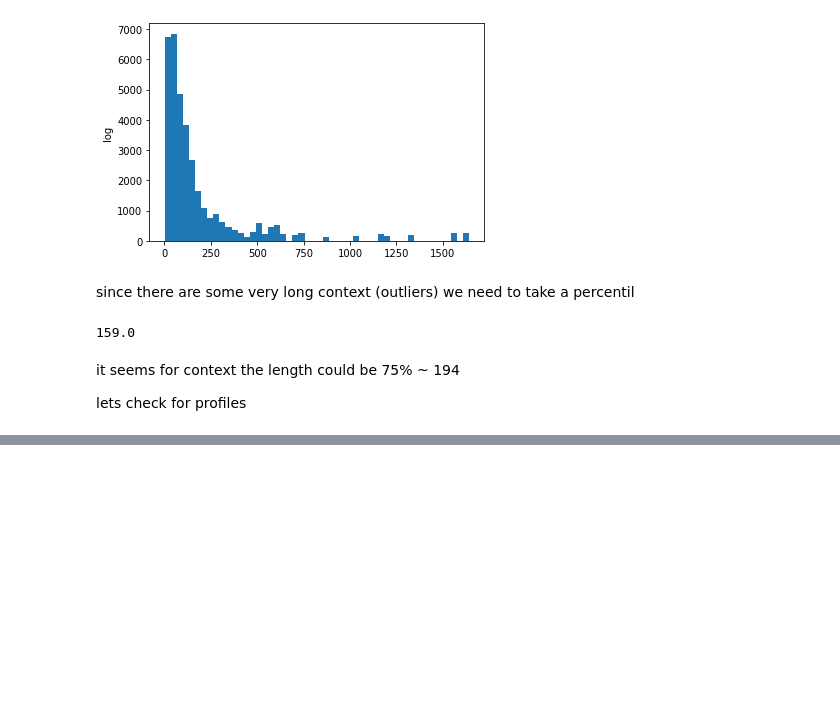
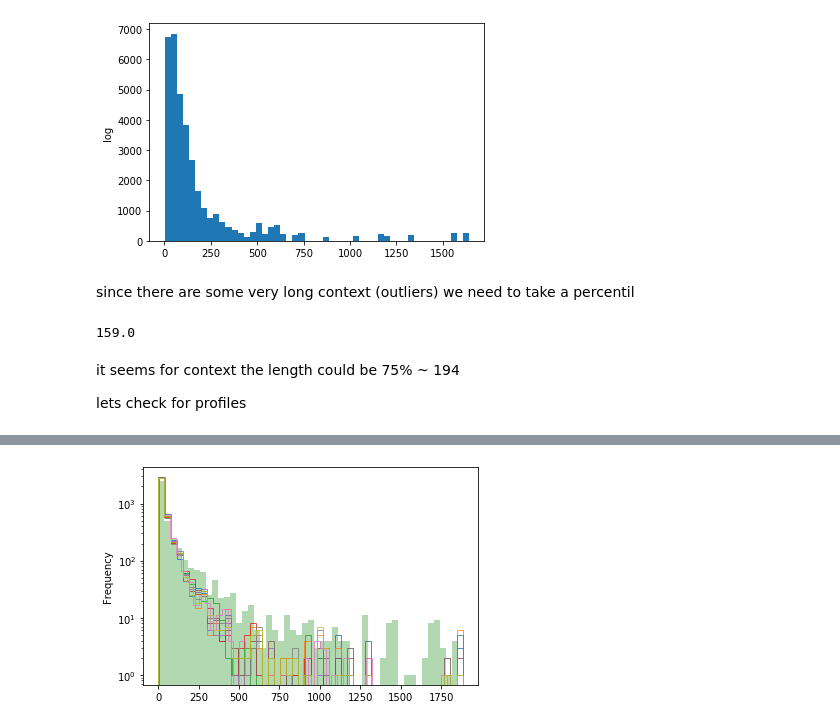
Before and after one commit to johnnytorres/recsys_twconv_s2s, a Jupyter notebook: analysis/eda_trec.ipynb, the cells around one changed output, grey strips where cells are left out. Saved outputs shown, nothing was run; the diff lists cells and outputs as text; code cells hidden in the pictures; blank space fills up the shorter version.

```diff
--- a/analysis/eda_trec.ipynb
+++ b/analysis/eda_trec.ipynb
@@ -140,0 +158,4 @@ np.percentile(ds.profile_nw, 70)
+# %%
+path = os.path.join(data_dir, 'valid.csv')
+ds = pd.read_csv(path, dtype=object)
+ds.shape
@@ -140,0 +164,8 @@ np.percentile(ds.profile_nw, 70)
+# %%
+ds.fillna('', inplace=True)
+# %%
+ds[f'profile_nw'] = ds['profile'].apply(lambda x: len(x.split()))
+# %%
+for i in range(9):
+    ds[f'distractor_nw{i}'] = ds[f'distractor{i}'].apply(lambda x: len(x.split()))
+    print(f'distractor{i}')
@@ -140,0 +182,7 @@ np.percentile(ds.profile_nw, 70)
+# %%
+ds.profile_nw.plot.hist(bins=50, alpha=0.3, color='g' )
+for i in range(9):
+    ds[f'distractor_nw{i}'].plot.hist(bins=50, alpha=0.8, histtype='step')
+plt.yscale('log')
+# %% [output]
+[figure, added]
```
Also changed, not shown: parts of 10 cells of this notebook, 24 other files.
